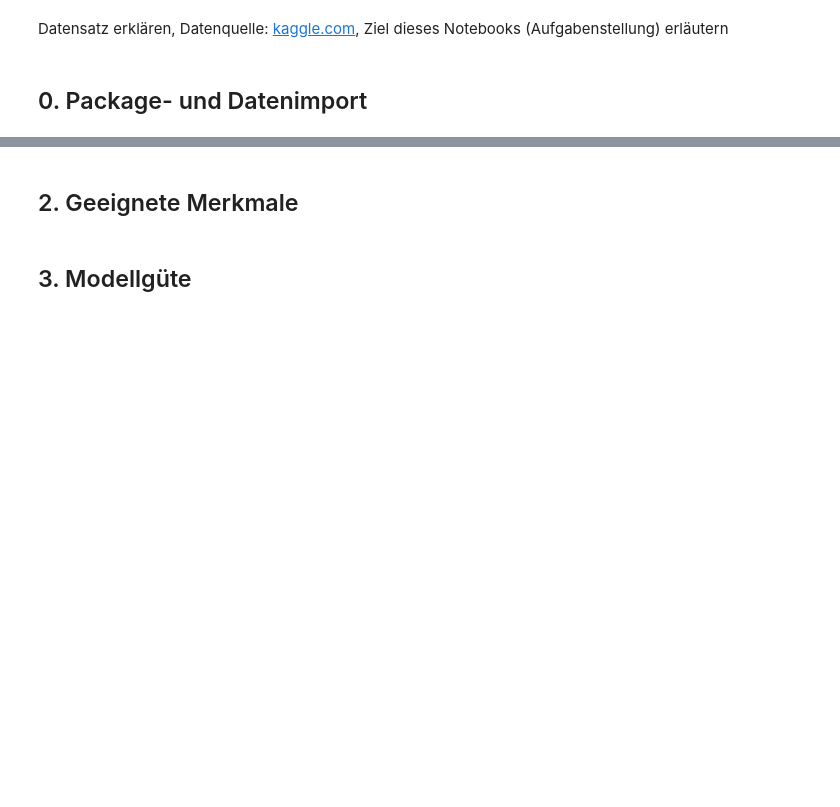
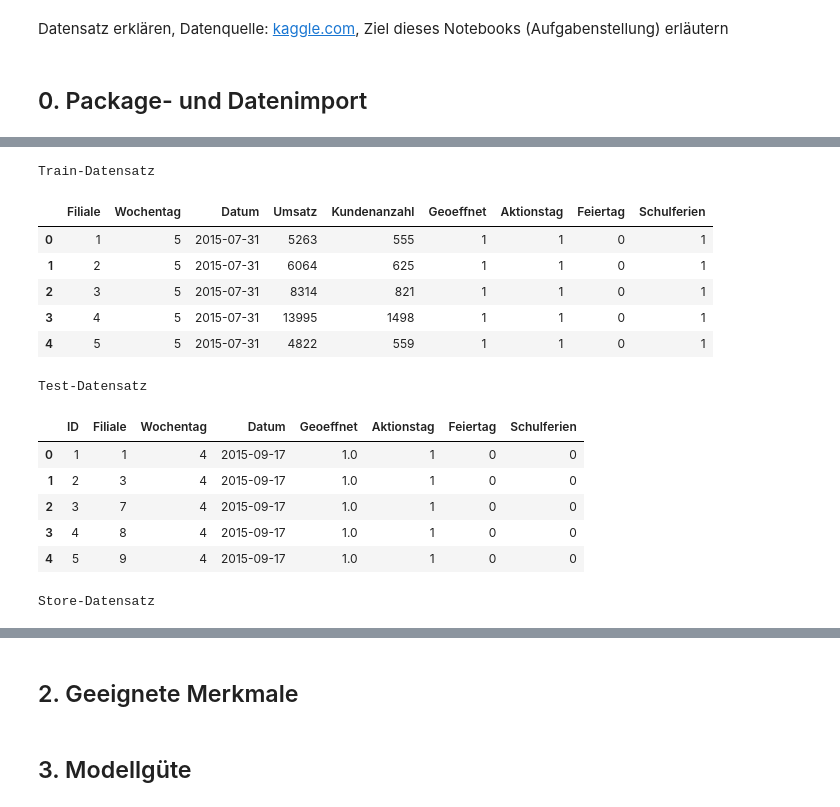
Before and after one commit to AliceKitchkin/Forecasting-Rossmann-Store-Sales, a Jupyter notebook: Forecasting_Notebook.ipynb, the cells around one changed output, grey strips where cells are left out. Saved outputs shown, nothing was run; the diff lists cells and outputs as text; code cells hidden in the pictures; blank space fills up the shorter version.

```diff
--- a/Forecasting_Notebook.ipynb
+++ b/Forecasting_Notebook.ipynb
@@ -19,0 +13,35 @@ FileNotFoundError: [Errno 2] No such file or directory: './data/test.csv'
+# %%
+# unzip train-file, to large for github
+# train.csv is included in .gitignore
+with zipfile.ZipFile("./data/train.zip", "r") as zip:
+    zip.extract('train.csv', "./data/")
+
+train = pd.read_csv("./data/train.csv").rename(columns={"Store":"Filiale",
+                                                        "DayOfWeek":"Wochentag",
+                                                        "Date":"Datum",
+                                                        "Sales":"Umsatz",
+                                                        "Customers":"Kundenanzahl",
+                                                        "Open":"Geoeffnet",
+                                                        "Promo":"Aktionstag",
+                                                        "StateHoliday":"Feiertag",
+                                                        "SchoolHoliday":"Schulferien"})
+
+test = pd.read_csv("./data/test.csv").rename(columns={"Id":"ID",
+                                                      "Store":"Filiale",
+                                                      "DayOfWeek":"Wochentag",
+                                                      "Date":"Datum",
+                                                      "Open":"Geoeffnet",
+                                                      "Promo":"Aktionstag",
+                                                      "StateHoliday":"Feiertag",
+                                                      "SchoolHoliday":"Schulferien"})
+
+store = pd.read_csv("./data/store.csv").rename(columns={"Store":"Filiale",
+                                                        "StoreType":"Filialentyp",
+                                                        "Assortment":"Sortiment",
+                                                        "CompetitionDistance":"Wettbewerberentfernung",
+                                                        "CompetitionOpenSinceMonth":"Wettbewerber_Eroeffnet_seit_Monate",
+                                                        "CompetitionOpenSinceYear":"Wettbewerber_Eroeffnet_seit_Jahre",
+                                                        "Promo2": "Teilnahme_Langzeitaktion",
+                                                        "Promo2SinceWeek":"Aktion_seit_Woche",
+                                                        "Promo2SinceYear":"Aktion_seit_Jahr",
+                                                        "PromoInterval":"Aktionsmonate"})
@@ -19,0 +64,25 @@ FileNotFoundError: [Errno 2] No such file or directory: './data/test.csv'
+# %%
+print("\nTrain-Datensatz")
+display(train.head())
+
+print("\nTest-Datensatz")
+display(test.head())
+
+print("\nStore-Datensatz")
+display(store.head())
+# %% [output]
+Train-Datensatz
+|  | Filiale | Wochentag | Datum | Umsatz | Kundenanzahl | Geoeffnet | Aktionstag | Feiertag | Schulferien |
+| 0 | 1 | 5 | 2015-07-31 | 5263 | 555 | 1 | 1 | 0 | 1 |
+| 1 | 2 | 5 | 2015-07-31 | 6064 | 625 | 1 | 1 | 0 | 1 |
+| 2 | 3 | 5 | 2015-07-31 | 8314 | 821 | 1 | 1 | 0 | 1 |
+| 3 | 4 | 5 | 2015-07-31 | 13995 | 1498 | 1 | 1 | 0 | 1 |
+| 4 | 5 | 5 | 2015-07-31 | 4822 | 559 | 1 | 1 | 0 | 1 |
+Test-Datensatz
+|  | ID | Filiale | Wochentag | Datum | Geoeffnet | Aktionstag | Feiertag | Schulferien |
+| 0 | 1 | 1 | 4 | 2015-09-17 | 1.0 | 1 | 0 | 0 |
+| 1 | 2 | 3 | 4 | 2015-09-17 | 1.0 | 1 | 0 | 0 |
+| 2 | 3 | 7 | 4 | 2015-09-17 | 1.0 | 1 | 0 | 0 |
+| 3 | 4 | 8 | 4 | 2015-09-17 | 1.0 | 1 | 0 | 0 |
+| 4 | 5 | 9 | 4 | 2015-09-17 | 1.0 | 1 | 0 | 0 |
+Store-Datensatz
```
Also changed, not shown: parts of 8 cells of this notebook, 1 other file.
